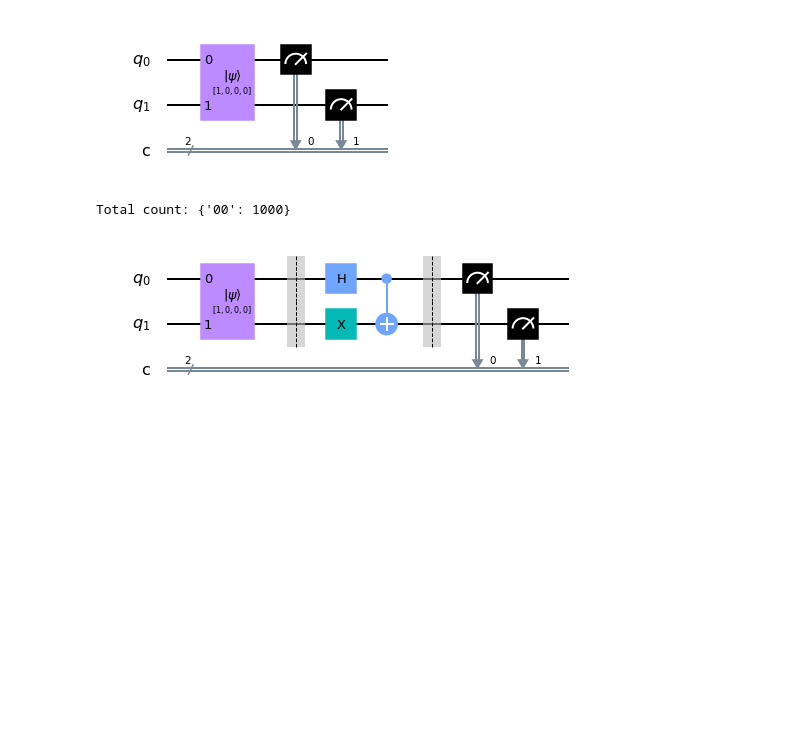
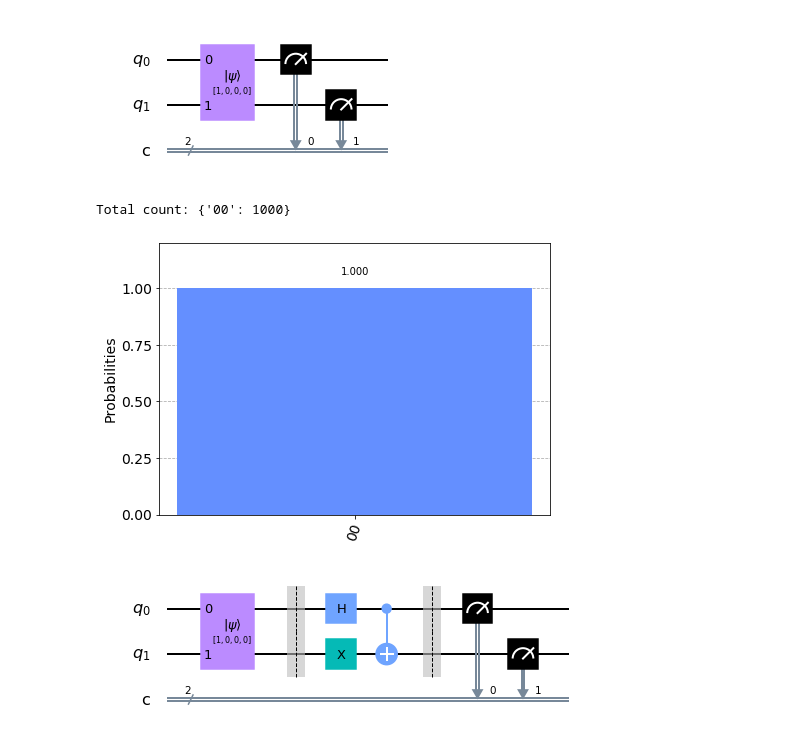
Before and after one commit to PikminGuy/bell-state, a Jupyter notebook: qosf_task2.ipynb, the cells around one changed output. Drawn from its saved outputs; the diff is of its cells as text; code cells hidden in the pictures; blank space fills up the shorter version.

Commit message:
Fixed histogram plotting

```diff
--- a/qosf_task2.ipynb
+++ b/qosf_task2.ipynb
@@ -43,24 +58,27 @@ initial_circ.draw('mpl')
 # %% [output]
 [figure]
 # %%
+#Run simulation of circuit on noisy backend and output results
+
 def runBackend(circuit, num_shots=1000, backend='qasm_simulator', hist=True):
 
     #Set up access to backend for noisy quantum circuit simulator
     backend = Aer.get_backend(backend)
 
     #Execute circuit on backend
     job = execute(circuit, backend, shots=num_shots)
 
     #Obtain the measurement results over many iterations and print counts
     result = job.result()
     counts = result.get_counts(circuit)
     print("\nTotal count:",counts)
 
-    #Plotting results in histogram
+    #Plotting results in a histogram
     if hist:
-        plot_histogram(counts)
+        return plot_histogram(counts)
 
 runBackend(initial_circ)
 # %% [output]
 Total count: {'00': 1000}
+[figure, added]
 # %%
```
Also changed, not shown: parts of 7 cells of this notebook.
